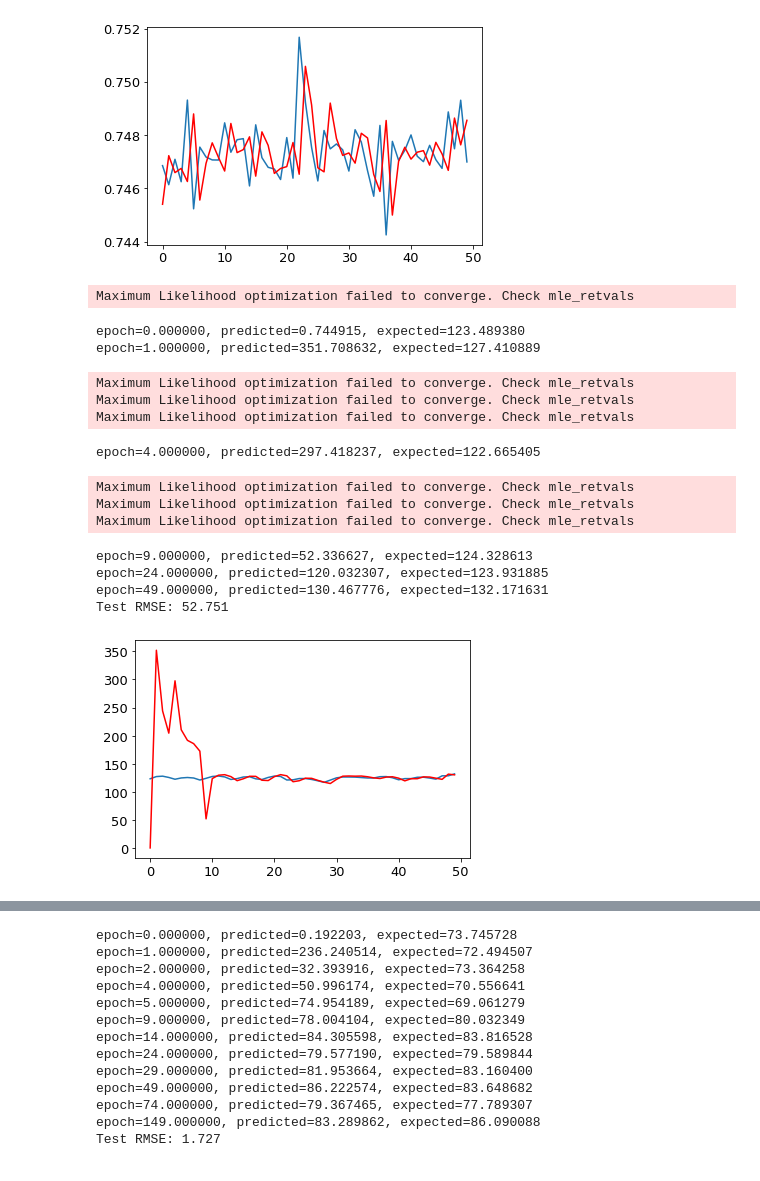
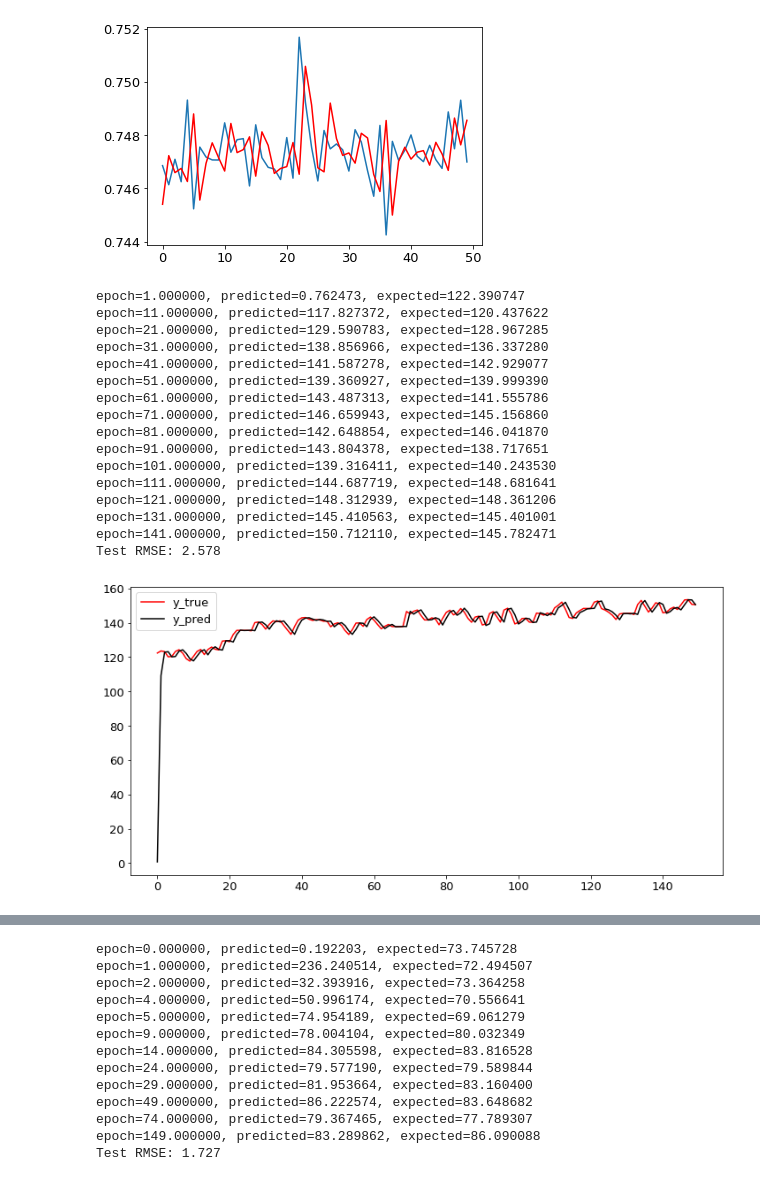
Before and after one commit to Innoversa/subject_variance_analysis, a Jupyter notebook: bin_classification.ipynb, the cells around one changed output, grey strips where cells are left out. Drawn from its saved outputs; the diff is of its cells as text; code cells hidden in the pictures.

```diff
--- a/bin_classification.ipynb
+++ b/bin_classification.ipynb
@@ -176,6 +285,0 @@ y_stage, y_plot = visual_stage_plot(y[:,0])
-# %%
-binary_pairs = []
-for a in np.arange(120, 161, 10):
-    for b in np.arange(a, 161, 10):
-        if a != b:
-            binary_pairs.append([a, b])
@@ -285,9 +605,18 @@ metrics.f1_score(cs, y_plot[-1000:-1:hop], average='weighted')
+# %%
+binary_pairs = []
+for a in np.arange(120, 161, 10):
+    for b in np.arange(a, a+11, 10):
+        if a != b:
+            binary_pairs.append([a, b])
+# for b in np.arange(120, 161, 10):
+#     binary_pairs.append([0,b])
+# X_in = X[np.where((y[:,0]<b+5)&(y[:,0]>b-5))]
+# y_in = y[np.where((y[:,0]<b+5)&(y[:,0]>b-5))]
 # %%
-import warnings
-warnings.filterwarnings('ignore')
-for pair in binary_pairs[:]:
+for pair in binary_pairs[1:2]:
     print(pair)
-    bin_x, bin_y = label_binary_converter(in_x=X, in_y=y, in_vals=pair, balanced_out=True, resample=True)
-    print(bin_x.shape, bin_y.shape)
-    models_used, scores = Binary_Model_Runner(X=bin_x, y=bin_y, label_list=pair, split_size=0.2, resample=True)
+    b=pair[1]
+    X_train, X_test, y_train, y_test = label_binary_converter(in_x=X, in_y=y, in_vals=pair, balanced_out=True, split_size=0.2, resample=True)
+    print(X_train.shape, y_train.shape)
+    models_used, scores = Binary_Model_Runner(X_train, X_test, y_train, y_test, label_list=pair, show_visual=True)
 # %% [output]
@@ -555,40 +846,43 @@ epoch=49.000000, predicted=0.748560, expected=0.746997
 Test RMSE: 0.002
 [figure]
 # %%
-train, test = peaks[:1500], in_y[1500:1550]
+train, test = X_test[:1500, -23], y[1500:1650,0]
 history = [x for x in train]
 predictions = list()
 # walk-forward validation
 for t in range(len(test)):
     model = ARIMA(history, order=(5,1,0))
     model_fit = model.fit()
     output = model_fit.forecast()
     yhat = output[0]
     predictions.append(yhat)
     obs = test[t]
     history.append(obs)
-    if len(test) % (t+1) == 0:
-        print('epoch=%f, predicted=%f, expected=%f' % (t, yhat, obs))
+    if t % (len(test)//15) == 0:
+        print('epoch=%f, predicted=%f, expected=%f' % (t+1, yhat, obs))
 # evaluate forecasts
-rmse = sqrt(mean_squared_error(test, predictions))
+rmse = sqrt(mean_squared_error(test[10:], predictions[10:]))
 print('Test RMSE: %.3f' % rmse)
 # plot forecasts against actual outcomes
-plt.plot(test)
-plt.plot(predictions, color='red')
+plt.plot(test, 'r', label='y_true')
+plt.plot(predictions, 'k', label='y_pred')
+plt.legend()
 plt.show()
 # %% [output]
-Maximum Likelihood optimization failed to converge. Check mle_retvals
+epoch=1.000000, predicted=0.762473, expected=122.390747
+epoch=11.000000, predicted=117.827372, expected=120.437622
+epoch=21.000000, predicted=129.590783, expected=128.967285
+epoch=31.000000, predicted=138.856966, expected=136.337280
+epoch=41.000000, predicted=141.587278, expected=142.929077
+epoch=51.000000, predicted=139.360927, expected=139.999390
+epoch=61.000000, predicted=143.487313, expected=141.555786
+epoch=71.000000, predicted=146.659943, expected=145.156860
+epoch=81.000000, predicted=142.648854, expected=146.041870
+epoch=91.000000, predicted=143.804378, expected=138.717651
+epoch=101.000000, predicted=139.316411, expected=140.243530
+epoch=111.000000, predicted=144.687719, expected=148.681641
+epoch=121.000000, predicted=148.312939, expected=148.361206
+epoch=131.000000, predicted=145.410563, expected=145.401001
+epoch=141.000000, predicted=150.712110, expected=145.782471
+Test RMSE: 2.578
-epoch=0.000000, predicted=0.744915, expected=123.489380
-epoch=1.000000, predicted=351.708632, expected=127.410889
-Maximum Likelihood optimization failed to converge. Check mle_retvals
-Maximum Likelihood optimization failed to converge. Check mle_retvals
-Maximum Likelihood optimization failed to converge. Check mle_retvals
-epoch=4.000000, predicted=297.418237, expected=122.665405
-Maximum Likelihood optimization failed to converge. Check mle_retvals
-Maximum Likelihood optimization failed to converge. Check mle_retvals
-Maximum Likelihood optimization failed to converge. Check mle_retvals
-epoch=9.000000, predicted=52.336627, expected=124.328613
-epoch=24.000000, predicted=120.032307, expected=123.931885
-epoch=49.000000, predicted=130.467776, expected=132.171631
-Test RMSE: 52.751
-[figure, old version]
+[figure, new version]
```
Also changed, not shown: parts of 55 cells of this notebook, 5 other files.
